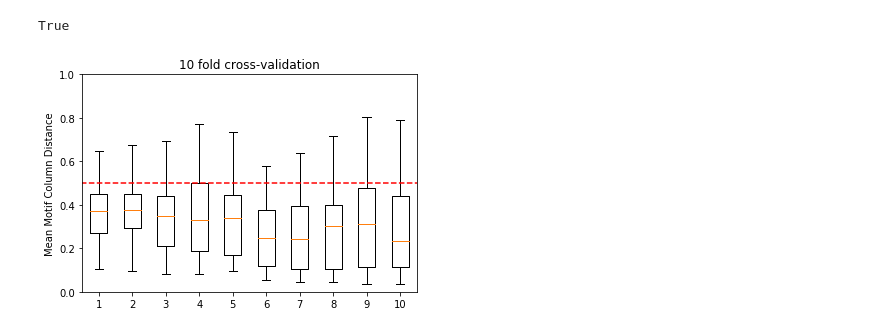
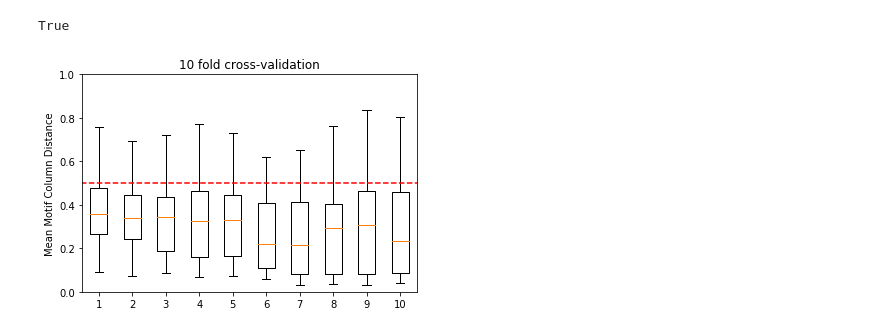
Before and after one commit to JasonLinjc/motif_synthesis, a Jupyter notebook: data_preprocessing.ipynb, the cells around one changed output. Drawn from its saved outputs; the diff is of its cells as text; code cells hidden in the pictures.

```diff
--- a/data_preprocessing.ipynb
+++ b/data_preprocessing.ipynb
@@ -156,21 +156,21 @@ True
 # %%
 import pickle as pkl
 import numpy as np
 import matplotlib.pylab as plt
-d = pkl.load(open("./10_fold_cv1.pkl", "rb"))
+d = pkl.load(open("./10_fold_cv.pkl", "rb"))
 data = []
 for k in d.keys():
     data.append(d[k])
     # print(np.mean(d[k]))
 fig1, ax1 = plt.subplots()
 ax1.set_title('10 fold cross-validation')
 green_diamond = dict(markerfacecolor='g', marker='D')
 ax1.boxplot(data,flierprops=green_diamond)
 plt.ylabel('Mean Motif Column Distance')
 plt.ylim([0.0, 1.0])
 x = np.linspace(0, 11, 50)
 y = 0.5 + x-x
 plt.plot(x, y, color='red', linestyle='--')
-plt.savefig("./10_fold_cv.pdf")
+plt.savefig("./10_fold_cv300.pdf")
 # %% [output]
-[figure, old version]
+[figure, new version]
```
Also changed, not shown: parts of 1 cell of this notebook, 5 other files.
